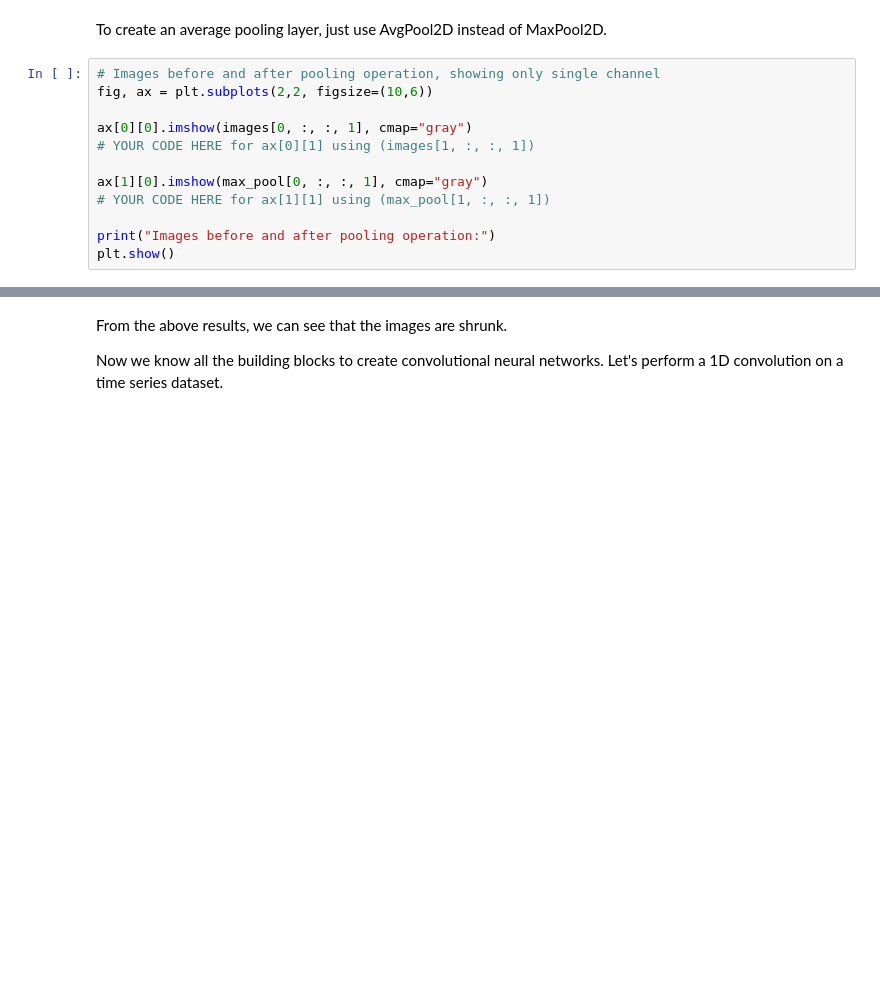
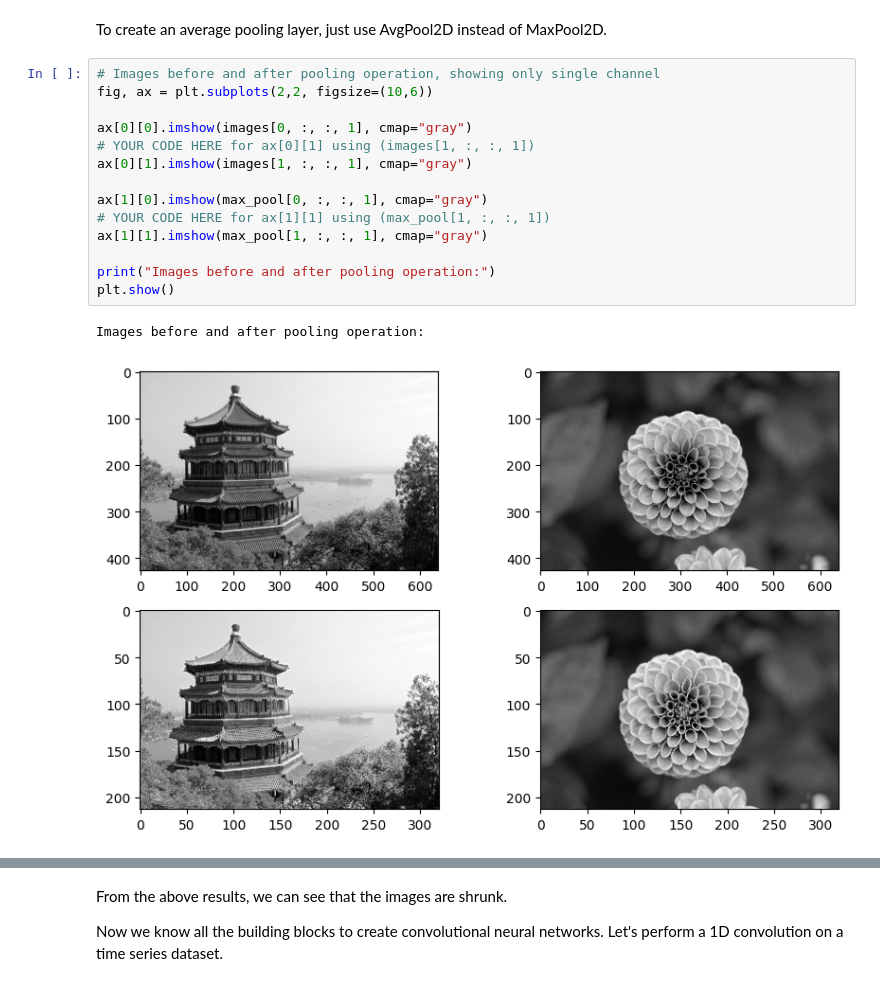
Before and after one commit to Shrutiba/iisc_cds, a Jupyter notebook: M3_AST_03_Convolutional_Neural_Network_A.ipynb, the cells around one changed output, grey strips where cells are left out. Cells and saved outputs as stored; diff of their text form; blank space fills up the shorter version.

```diff
--- a/M3_AST_03_Convolutional_Neural_Network_A.ipynb
+++ b/M3_AST_03_Convolutional_Neural_Network_A.ipynb
@@ -398,15 +434,20 @@ To create an average pooling layer, just use AvgPool2D instead of MaxPool2D.
 # %%
 # Images before and after pooling operation, showing only single channel
 fig, ax = plt.subplots(2,2, figsize=(10,6))
 
 ax[0][0].imshow(images[0, :, :, 1], cmap="gray")
 # YOUR CODE HERE for ax[0][1] using (images[1, :, :, 1])
+ax[0][1].imshow(images[1, :, :, 1], cmap="gray")
 
 ax[1][0].imshow(max_pool[0, :, :, 1], cmap="gray")
 # YOUR CODE HERE for ax[1][1] using (max_pool[1, :, :, 1])
+ax[1][1].imshow(max_pool[1, :, :, 1], cmap="gray")
 
 print("Images before and after pooling operation:")
 plt.show()
+# %% [output]
+Images before and after pooling operation:
+[figure, added]
 # %%
 # Compression ratio
 original_bytes = images.nbytes
```
Also changed, not shown: parts of 13 cells of this notebook.
